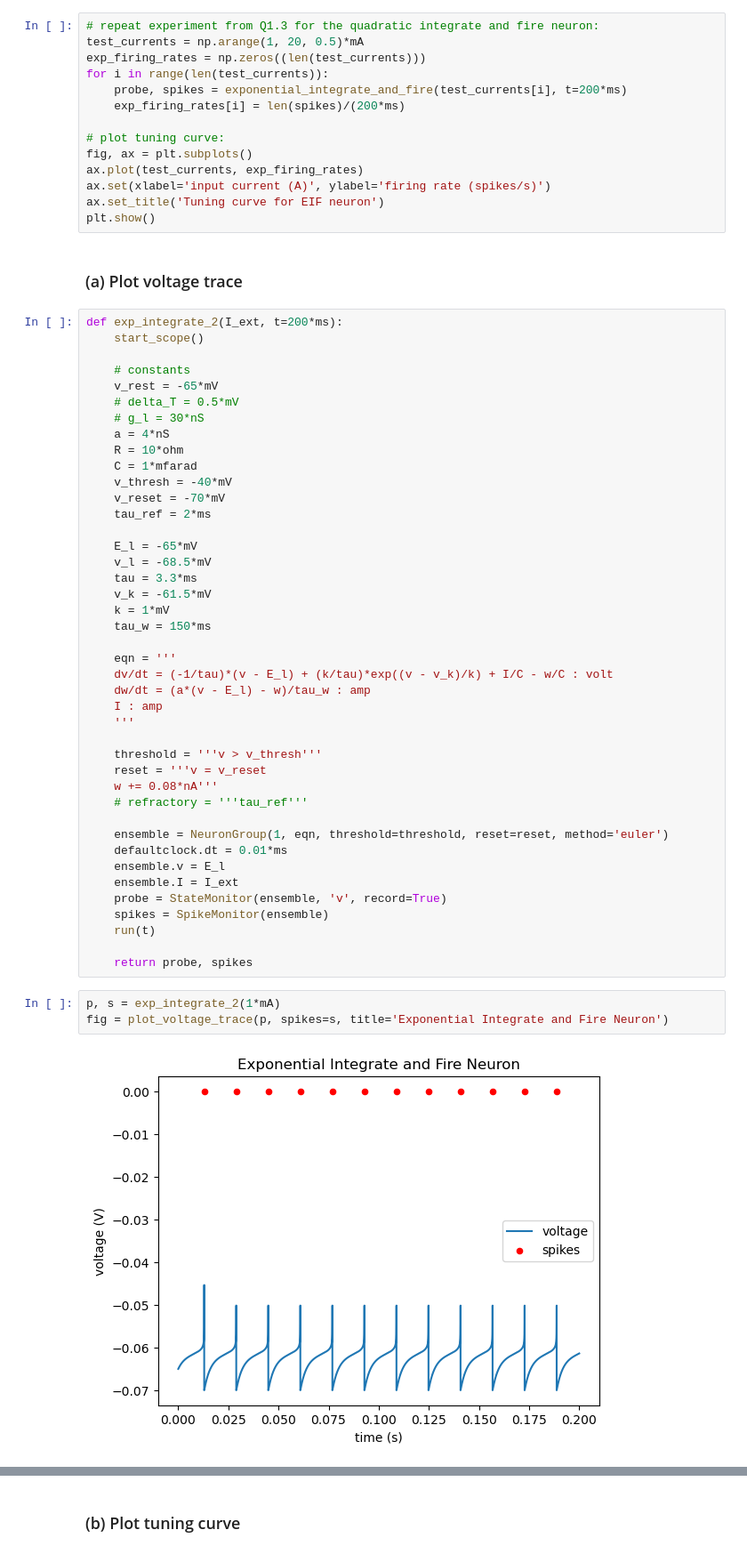
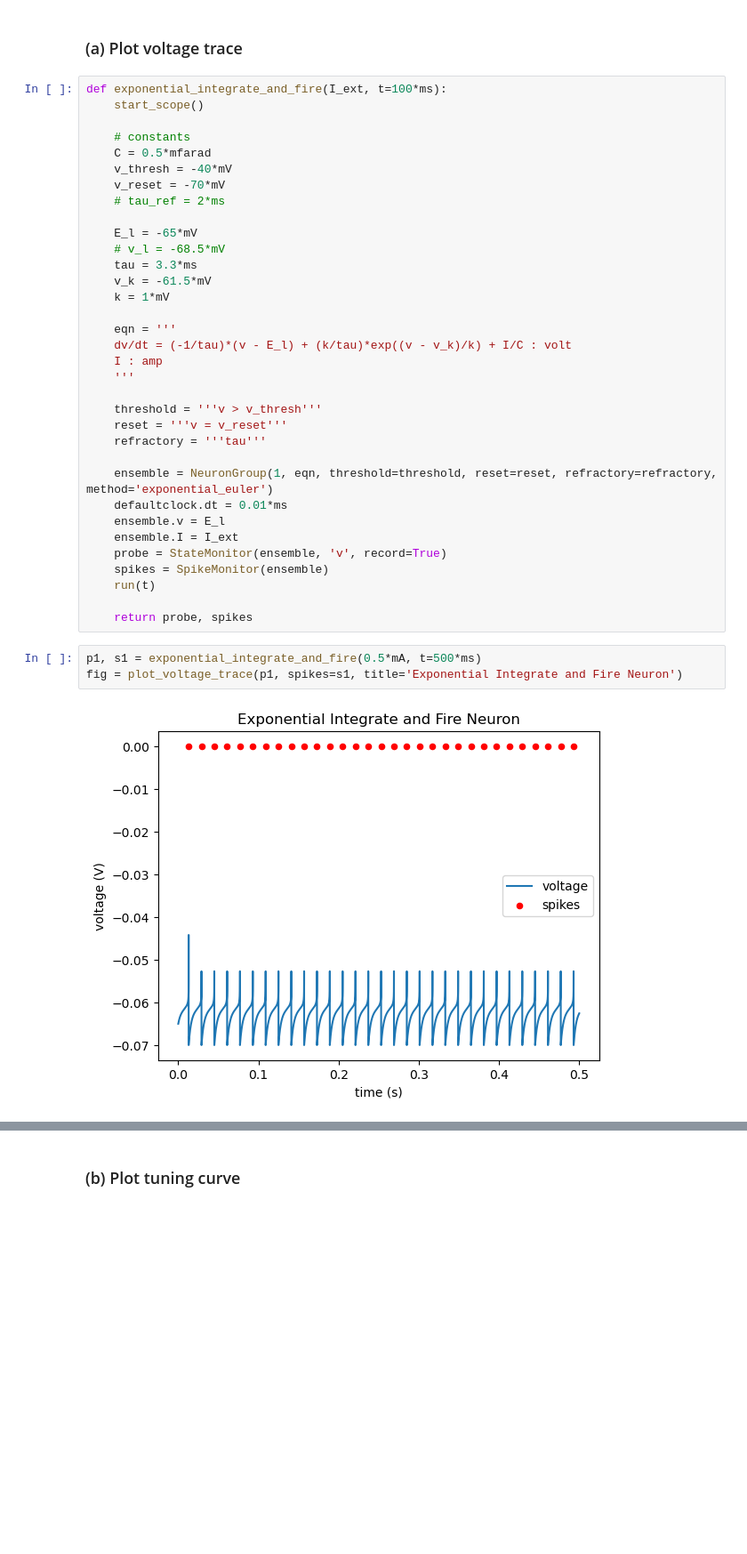
Before and after one commit to kateharvey/SYDE552, a Jupyter notebook: syde552-assignment1.ipynb, the cells around one changed output, grey strips where cells are left out. Shown at 89% size. Saved outputs shown, nothing was run; the diff lists cells and outputs as text; blank space fills up the shorter version.

```diff
--- a/syde552-assignment1.ipynb
+++ b/syde552-assignment1.ipynb
@@ -432,53 +385,31 @@ fig = plot_voltage_trace(exp_probe, spikes=exp_spikes, title='Exponential integr
-# %%
-# repeat experiment from Q1.3 for the quadratic integrate and fire neuron:
-test_currents = np.arange(1, 20, 0.5)*mA
-exp_firing_rates = np.zeros((len(test_currents)))
-for i in range(len(test_currents)):
-    probe, spikes = exponential_integrate_and_fire(test_currents[i], t=200*ms)
-    exp_firing_rates[i] = len(spikes)/(200*ms)
-
-# plot tuning curve:
-fig, ax = plt.subplots()
-ax.plot(test_currents, exp_firing_rates)
-ax.set(xlabel='input current (A)', ylabel='firing rate (spikes/s)')
-ax.set_title('Tuning curve for EIF neuron')
-plt.show()
 # %% [markdown]
 ### (a) Plot voltage trace
 # %%
-def exp_integrate_2(I_ext, t=200*ms):
+def exponential_integrate_and_fire(I_ext, t=100*ms):
     start_scope()
 
     # constants
-    v_rest = -65*mV
-    # delta_T = 0.5*mV
-    # g_l = 30*nS
-    a = 4*nS
-    R = 10*ohm
-    C = 1*mfarad
+    C = 0.5*mfarad
     v_thresh = -40*mV
     v_reset = -70*mV
-    tau_ref = 2*ms
+    # tau_ref = 2*ms
 
     E_l = -65*mV
-    v_l = -68.5*mV
+    # v_l = -68.5*mV
     tau = 3.3*ms
     v_k = -61.5*mV
     k = 1*mV
-    tau_w = 150*ms
 
     eqn = '''
-    dv/dt = (-1/tau)*(v - E_l) + (k/tau)*exp((v - v_k)/k) + I/C - w/C : volt
-    dw/dt = (a*(v - E_l) - w)/tau_w : amp
+    dv/dt = (-1/tau)*(v - E_l) + (k/tau)*exp((v - v_k)/k) + I/C : volt
     I : amp
     '''
 
     threshold = '''v > v_thresh'''
-    reset = '''v = v_reset
-    w += 0.08*nA'''
-    # refractory = '''tau_ref'''
+    reset = '''v = v_reset'''
+    refractory = '''tau'''
 
-    ensemble = NeuronGroup(1, eqn, threshold=threshold, reset=reset, method='euler')
+    ensemble = NeuronGroup(1, eqn, threshold=threshold, reset=reset, refractory=refractory, method='exponential_euler')
     defaultclock.dt = 0.01*ms
     ensemble.v = E_l
     ensemble.I = I_ext
@@ -488,7 +419,7 @@ def exp_integrate_2(I_ext, t=200*ms):
 
     return probe, spikes
 # %%
-p, s = exp_integrate_2(1*mA)
-fig = plot_voltage_trace(p, spikes=s, title='Exponential Integrate and Fire Neuron')
+p1, s1 = exponential_integrate_and_fire(0.5*mA, t=500*ms)
+fig = plot_voltage_trace(p1, spikes=s1, title='Exponential Integrate and Fire Neuron')
 # %% [output]
-[figure, old version]
+[figure, new version]
```
Also changed, not shown: parts of 28 cells of this notebook.
